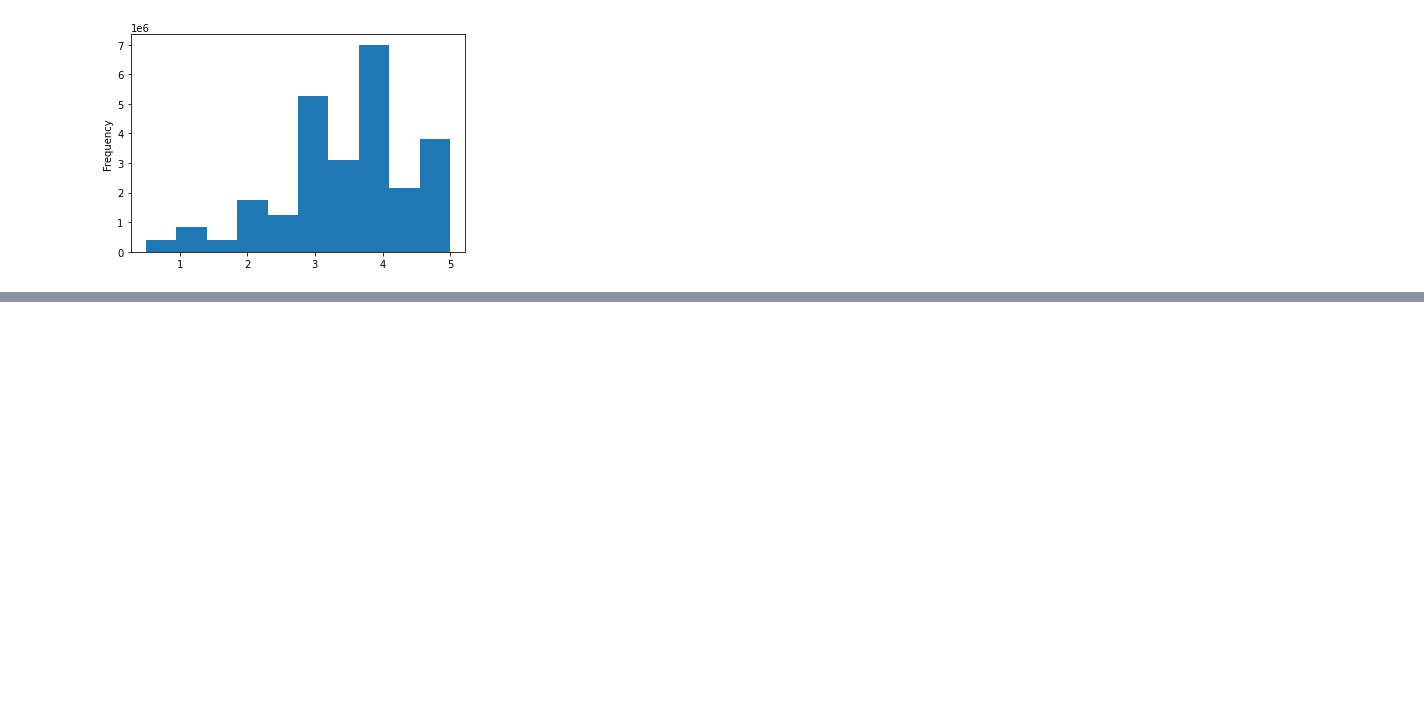
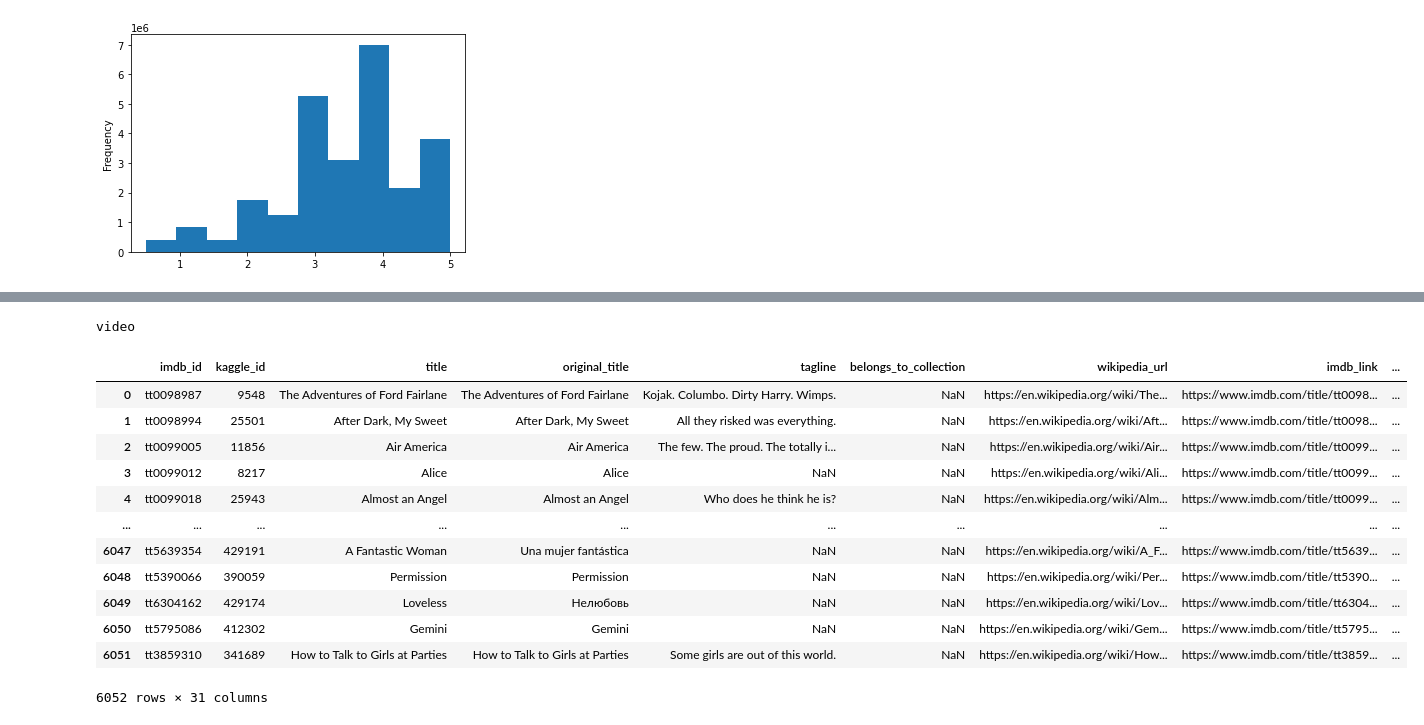
Before and after one commit to dhedden1126/Movies-ETL, a Jupyter notebook: analyze_json_file.ipynb, the cells around one changed output, grey strips where cells are left out. Cells and saved outputs as stored; diff of their text form; code cells hidden in the pictures; blank space fills up the shorter version.

```diff
--- a/analyze_json_file.ipynb
+++ b/analyze_json_file.ipynb
@@ -643,0 +705,5 @@ Name: rating, dtype: float64
+# %%
+movies_df[(movies_df['release_date_wiki'] > '1996-01-01') & (movies_df['release_date_kaggle'] < '1965-01-01')]
+#movies_df[(movies_df['release_date_wiki'] > '1996-01-01') & (movies_df['release_date_kaggle'] < '1965-01-01')].index
+#Drop row
+movies_df = movies_df.drop(movies_df[(movies_df['release_date_wiki'] > '1996-01-01') & (movies_df['release_date_kaggle'] < '1965-01-01')].index)
@@ -643,0 +725,2 @@ Name: rating, dtype: float64
+# %%
+movies_df.drop(columns=['title_wiki','release_date_wiki','Language','Production company(s)'], inplace=True)
@@ -643,0 +739,49 @@ Name: rating, dtype: float64
+# %%
+#Check for columns with only one value
+for col in movies_df.columns:
+    lists_to_tuples = lambda x: tuple(x) if type(x) == list else x
+    value_counts = movies_df[col].apply(lists_to_tuples).value_counts(dropna=False)
+    num_values = len(value_counts)
+    if num_values == 1:
+        print(col)
+# %% [output]
+video
+# %%
+movies_df = movies_df.loc[:, ['imdb_id','id','title_kaggle','original_title','tagline','belongs_to_collection','url','imdb_link',
+                       'runtime','budget_kaggle','revenue','release_date_kaggle','popularity','vote_average','vote_count',
+                       'genres','original_language','overview','spoken_languages','Country',
+                       'production_companies','production_countries','Distributor',
+                       'Producer(s)','Director','Starring','Cinematography','Editor(s)','Writer(s)','Composer(s)','Based on'
+                      ]]
+# %%
+movies_df.rename({'id':'kaggle_id',
+                  'title_kaggle':'title',
+                  'url':'wikipedia_url',
+                  'budget_kaggle':'budget',
+                  'release_date_kaggle':'release_date',
+                  'Country':'country',
+                  'Distributor':'distributor',
+                  'Producer(s)':'producers',
+                  'Director':'director',
+                  'Starring':'starring',
+                  'Cinematography':'cinematography',
+                  'Editor(s)':'editors',
+                  'Writer(s)':'writers',
+                  'Composer(s)':'composers',
+                  'Based on':'based_on'
+                 }, axis='columns', inplace=True)
+movies_df
+# %% [output]
+|  | imdb_id | kaggle_id | title | original_title | tagline | belongs_to_collection | wikipedia_url | imdb_link | ... |
+| 0 | tt0098987 | 9548 | The Adventures of Ford Fairlane | The Adventures of Ford Fairlane | Kojak. Columbo. Dirty Harry. Wimps. | NaN | https://en.wikipedia.org/wiki/The... | https://www.imdb.com/title/tt0098... | ... |
+| 1 | tt0098994 | 25501 | After Dark, My Sweet | After Dark, My Sweet | All they risked was everything. | NaN | https://en.wikipedia.org/wiki/Aft... | https://www.imdb.com/title/tt0098... | ... |
+| 2 | tt0099005 | 11856 | Air America | Air America | The few. The proud. The totally i... | NaN | https://en.wikipedia.org/wiki/Air... | https://www.imdb.com/title/tt0099... | ... |
+| 3 | tt0099012 | 8217 | Alice | Alice | NaN | NaN | https://en.wikipedia.org/wiki/Ali... | https://www.imdb.com/title/tt0099... | ... |
+| 4 | tt0099018 | 25943 | Almost an Angel | Almost an Angel | Who does he think he is? | NaN | https://en.wikipedia.org/wiki/Alm... | https://www.imdb.com/title/tt0099... | ... |
+| ... | ... | ... | ... | ... | ... | ... | ... | ... | ... |
+| 6047 | tt5639354 | 429191 | A Fantastic Woman | Una mujer fantástica | NaN | NaN | https://en.wikipedia.org/wiki/A_F... | https://www.imdb.com/title/tt5639... | ... |
+| 6048 | tt5390066 | 390059 | Permission | Permission | NaN | NaN | https://en.wikipedia.org/wiki/Per... | https://www.imdb.com/title/tt5390... | ... |
+| 6049 | tt6304162 | 429174 | Loveless | Нелюбовь | NaN | NaN | https://en.wikipedia.org/wiki/Lov... | https://www.imdb.com/title/tt6304... | ... |
+| 6050 | tt5795086 | 412302 | Gemini | Gemini | NaN | NaN | https://en.wikipedia.org/wiki/Gem... | https://www.imdb.com/title/tt5795... | ... |
+| 6051 | tt3859310 | 341689 | How to Talk to Girls at Parties | How to Talk to Girls at Parties | Some girls are out of this world. | NaN | https://en.wikipedia.org/wiki/How... | https://www.imdb.com/title/tt3859... | ... |
+6052 rows × 31 columns
```
Also changed, not shown: parts of 17 cells of this notebook.
